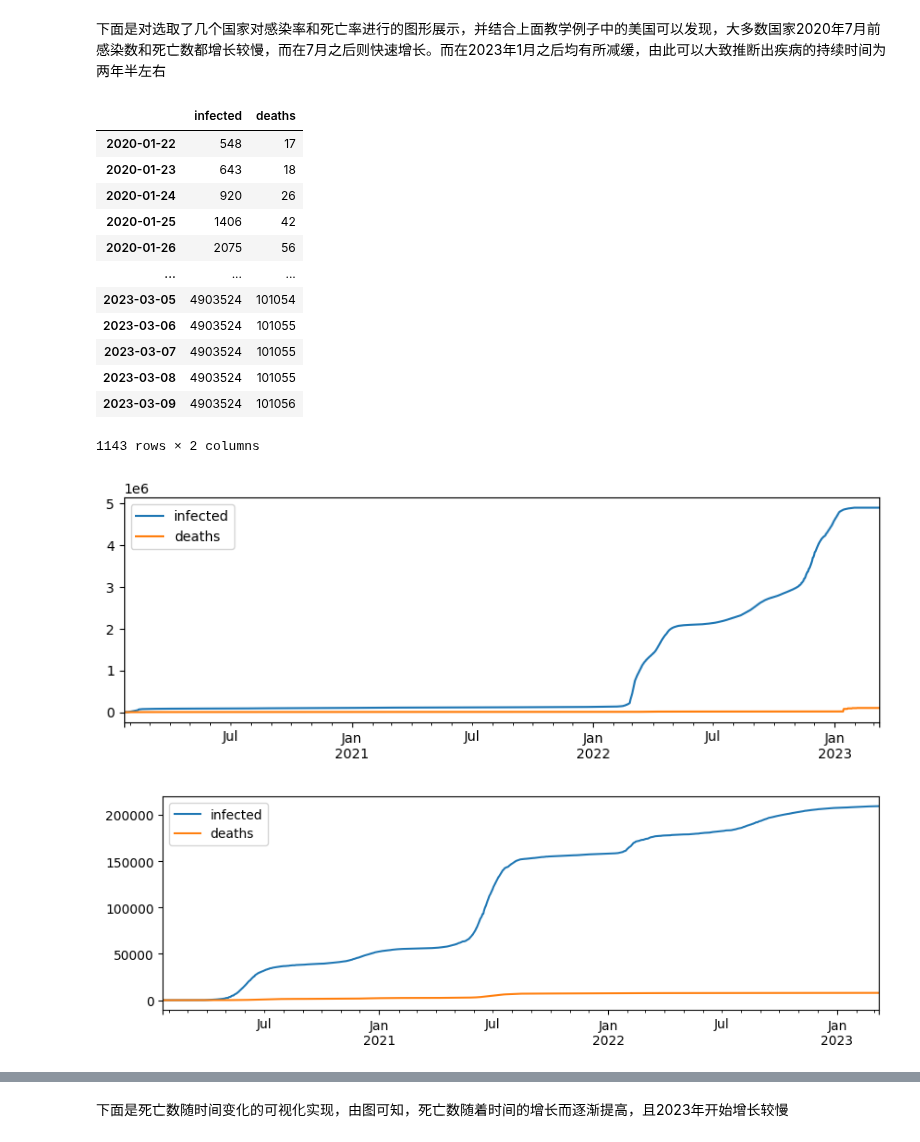
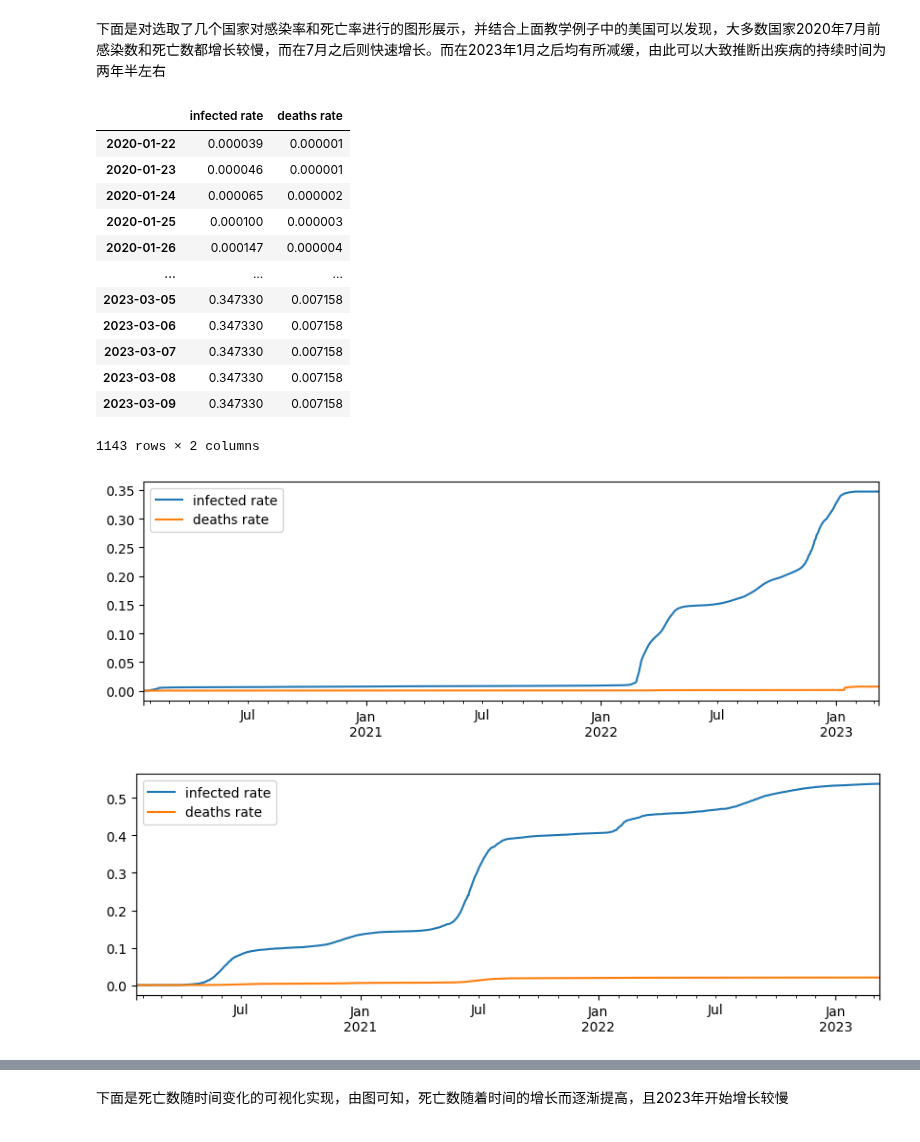
Before and after one commit to bupt-zhangleihan/assignment-1-fundamentals-of-git-CHENCHANGYAUN, a Jupyter notebook: 07-分析COVID传播.ipynb, the cells around one changed output, grey strips where cells are left out. Cells and saved outputs as stored; diff of their text form; code cells hidden in the pictures.

```diff
--- a/07-分析COVID传播.ipynb
+++ b/07-分析COVID传播.ipynb
@@ -412,9 +412,10 @@ plt.show()#输出数据
 # %% [markdown]
 下面是对选取了几个国家对感染率和死亡率进行的图形展示，并结合上面教学例子中的美国可以发现，大多数国家2020年7月前感染数和死亡数都增长较慢，而在7月之后则快速增长。而在2023年1月之后均有所减缓，由此可以大致推断出疾病的持续时间为两年半左右
 # %%
+pop = countries[(countries['Country_Region']=='China') & countries['Province_State'].isna()]['Population'].iloc[0]
 def mkframe(country):
-    df = pd.DataFrame({ 'infected' : infected.loc[country] ,
-                        'deaths' : deaths.loc[country]})
+    df = pd.DataFrame({ 'infected rate' : infected.loc[country]*100 / pop ,
+                        'deaths rate' : deaths.loc[country]*100 / pop})
 
     df.index = pd.to_datetime(df.index)
 
@@ -423,28 +424,28 @@ def mkframe(country):
 df = mkframe('China')
 df
 # %% [output]
-|  | infected | deaths |
-| 2020-01-22 | 548 | 17 |
-| 2020-01-23 | 643 | 18 |
-| 2020-01-24 | 920 | 26 |
-| 2020-01-25 | 1406 | 42 |
-| 2020-01-26 | 2075 | 56 |
+|  | infected rate | deaths rate |
+| 2020-01-22 | 0.000039 | 0.000001 |
+| 2020-01-23 | 0.000046 | 0.000001 |
+| 2020-01-24 | 0.000065 | 0.000002 |
+| 2020-01-25 | 0.000100 | 0.000003 |
+| 2020-01-26 | 0.000147 | 0.000004 |
 | ... | ... | ... |
-| 2023-03-05 | 4903524 | 101054 |
-| 2023-03-06 | 4903524 | 101055 |
-| 2023-03-07 | 4903524 | 101055 |
-| 2023-03-08 | 4903524 | 101055 |
-| 2023-03-09 | 4903524 | 101056 |
+| 2023-03-05 | 0.347330 | 0.007158 |
+| 2023-03-06 | 0.347330 | 0.007158 |
+| 2023-03-07 | 0.347330 | 0.007158 |
+| 2023-03-08 | 0.347330 | 0.007158 |
+| 2023-03-09 | 0.347330 | 0.007158 |
 1143 rows × 2 columns
 # %%
 df.plot()
 plt.show()#输出数据
 # %% [output]
-[figure, old version]
+[figure, new version]
 # %%
-
+pop = countries[(countries['Country_Region']=='Afghanistan') & countries['Province_State'].isna()]['Population'].iloc[0]
 df3 = mkframe('Afghanistan')
 df3.plot()
 plt.show()#输出数据
 # %% [output]
-[figure, old version]
+[figure, new version]
```
Also changed, not shown: parts of 5 cells of this notebook.
